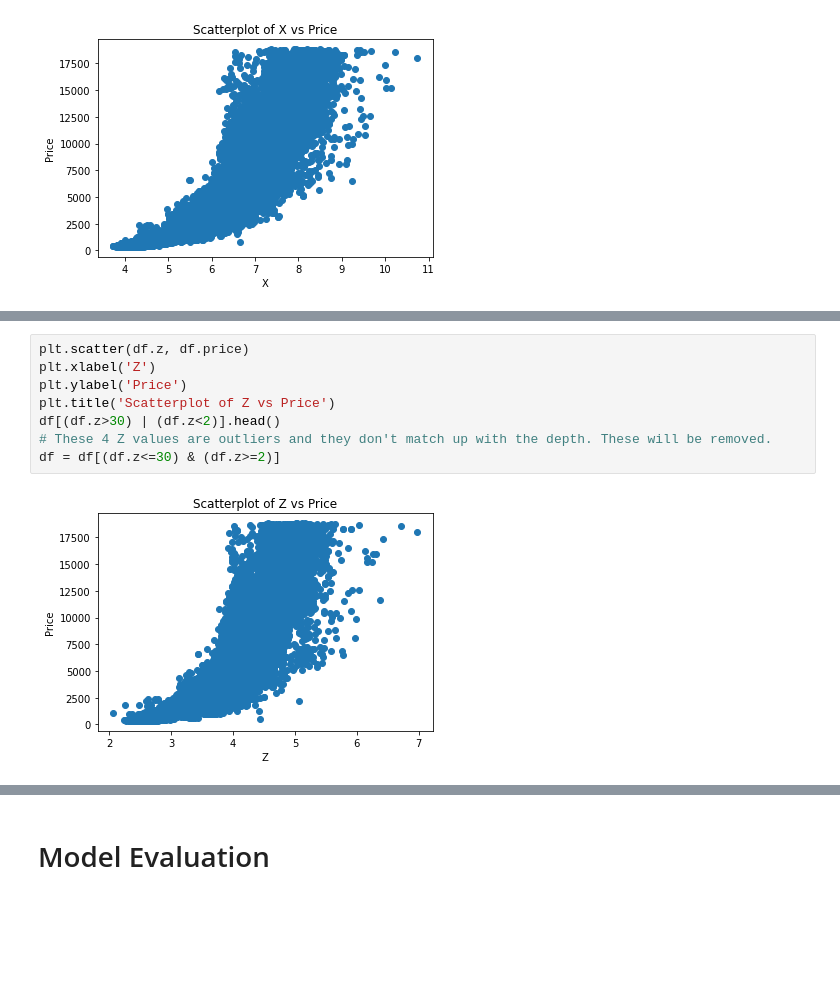
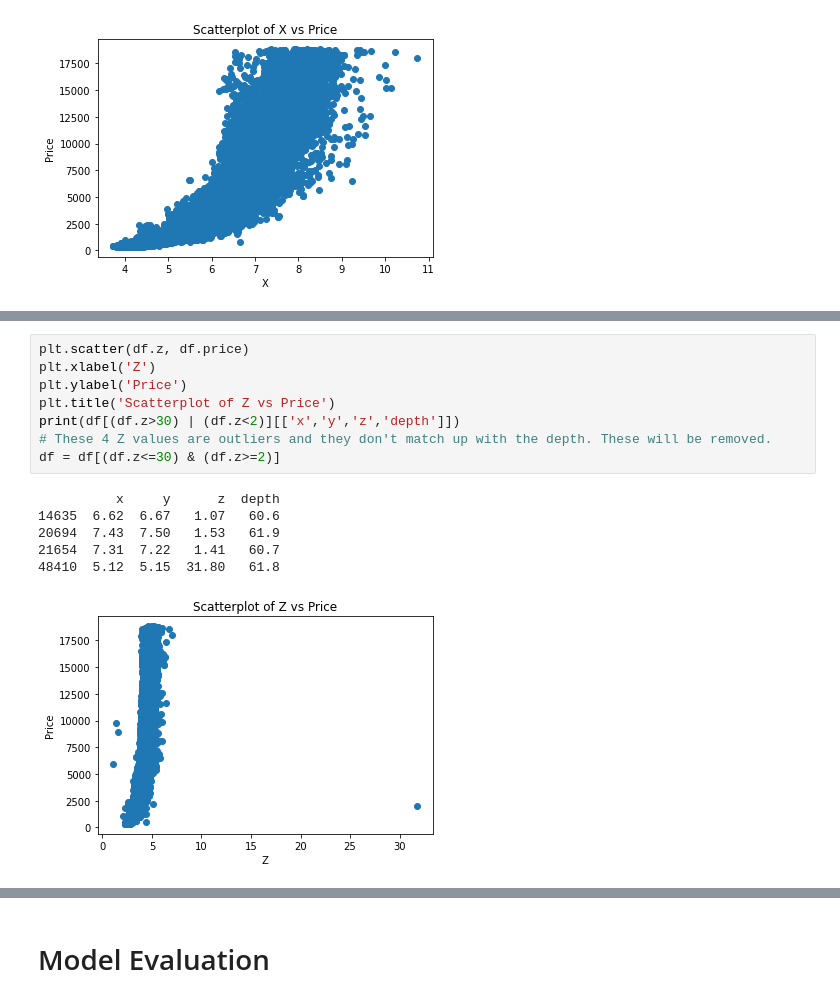
Before and after one commit to dealom/Diamond-Prices-Regression, a Jupyter notebook: Diamond Price Prediction Models.ipynb, the cells around one changed output, grey strips where cells are left out. Saved outputs shown, nothing was run; the diff lists cells and outputs as text; blank space fills up the shorter version.

```diff
--- a/Diamond Price Prediction Models.ipynb
+++ b/Diamond Price Prediction Models.ipynb
@@ -203,13 +185,18 @@ df = df[df.y<=30]
 # %%
 plt.scatter(df.z, df.price)
 plt.xlabel('Z')
 plt.ylabel('Price')
 plt.title('Scatterplot of Z vs Price')
-df[(df.z>30) | (df.z<2)].head()
+print(df[(df.z>30) | (df.z<2)][['x','y','z','depth']])
 # These 4 Z values are outliers and they don't match up with the depth. These will be removed.
 df = df[(df.z<=30) & (df.z>=2)]
 # %% [output]
+          x     y      z  depth
+14635  6.62  6.67   1.07   60.6
+20694  7.43  7.50   1.53   61.9
+21654  7.31  7.22   1.41   60.7
+48410  5.12  5.15  31.80   61.8
-[figure, old version]
+[figure, new version]
 # %%
 plt.scatter(df.carat, df.price)
 plt.xlabel('Carat')
```
Also changed, not shown: parts of 14 cells of this notebook, 2 other files.
